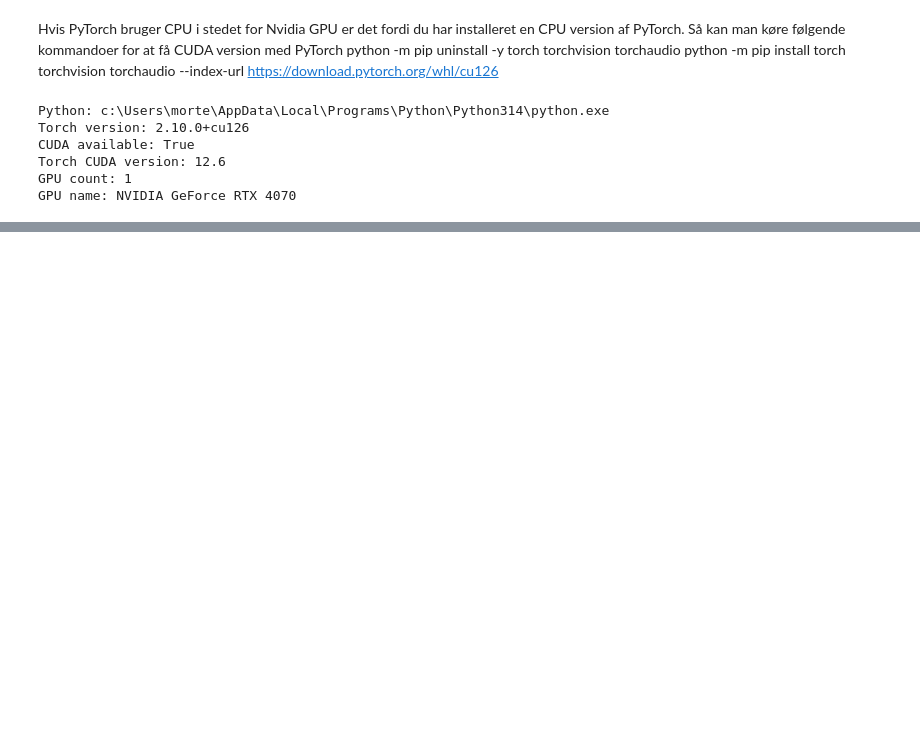
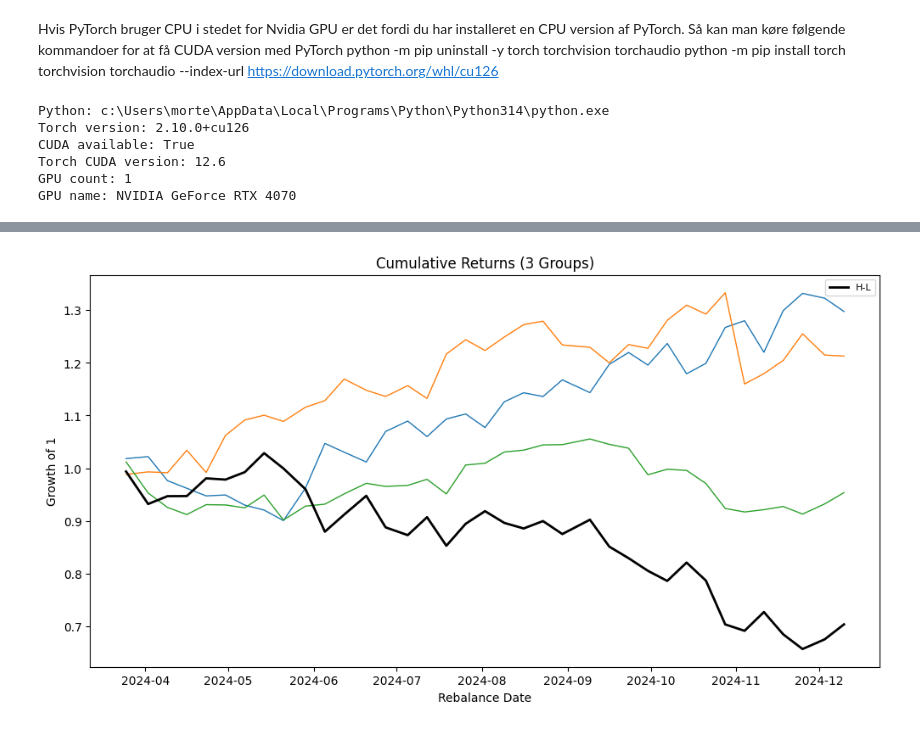
Before and after one commit to MortenSkovbjerg2000/speciale-i-datavidenskab-2026, a Jupyter notebook: training.ipynb, the cells around one changed output, grey strips where cells are left out. Cells and saved outputs as stored; diff of their text form; code cells hidden in the pictures; blank space fills up the shorter version.

```diff
--- a/training.ipynb
+++ b/training.ipynb
@@ -355,0 +440,2 @@ Test acc:  0.5000
+# %%
+n_groups = 3   # use 10 in final analysis
@@ -355,0 +471,8 @@ Test acc:  0.5000
+# %%
+portfolio_returns = (
+    df.groupby(["rebalance_date", "group"])["future_return_5d"]
+      .mean()
+      .reset_index()
+)
+
+print(portfolio_returns.head())
@@ -355,0 +486,15 @@ Test acc:  0.5000
+# %%
+portfolio_wide = portfolio_returns.pivot(
+    index="rebalance_date",
+    columns="group",
+    values="future_return_5d"
+)
+
+portfolio_wide.columns = [f"G{int(c)}" for c in portfolio_wide.columns]
+
+low_col = "G1"
+high_col = f"G{n_groups}"
+
+portfolio_wide["H-L"] = portfolio_wide[high_col] - portfolio_wide[low_col]
+
+print(portfolio_wide.head())
@@ -355,0 +586,17 @@ Test acc:  0.5000
+# %%
+cum_df = (1 + portfolio_wide.fillna(0)).cumprod()
+
+plt.figure(figsize=(12, 6))
+
+for g in range(1, n_groups + 1):
+    plt.plot(cum_df.index, cum_df[f"G{g}"], linewidth=1)
+
+plt.plot(cum_df.index, cum_df["H-L"], linewidth=2, color="black", label="H-L")
+
+plt.title(f"Cumulative Returns ({n_groups} Groups)")
+plt.ylabel("Growth of 1")
+plt.xlabel("Rebalance Date")
+plt.legend(ncol=3, fontsize=8)
+plt.show()
+# %% [output]
+[figure, added]
```
Also changed, not shown: parts of 16 cells of this notebook, 2 other files.
